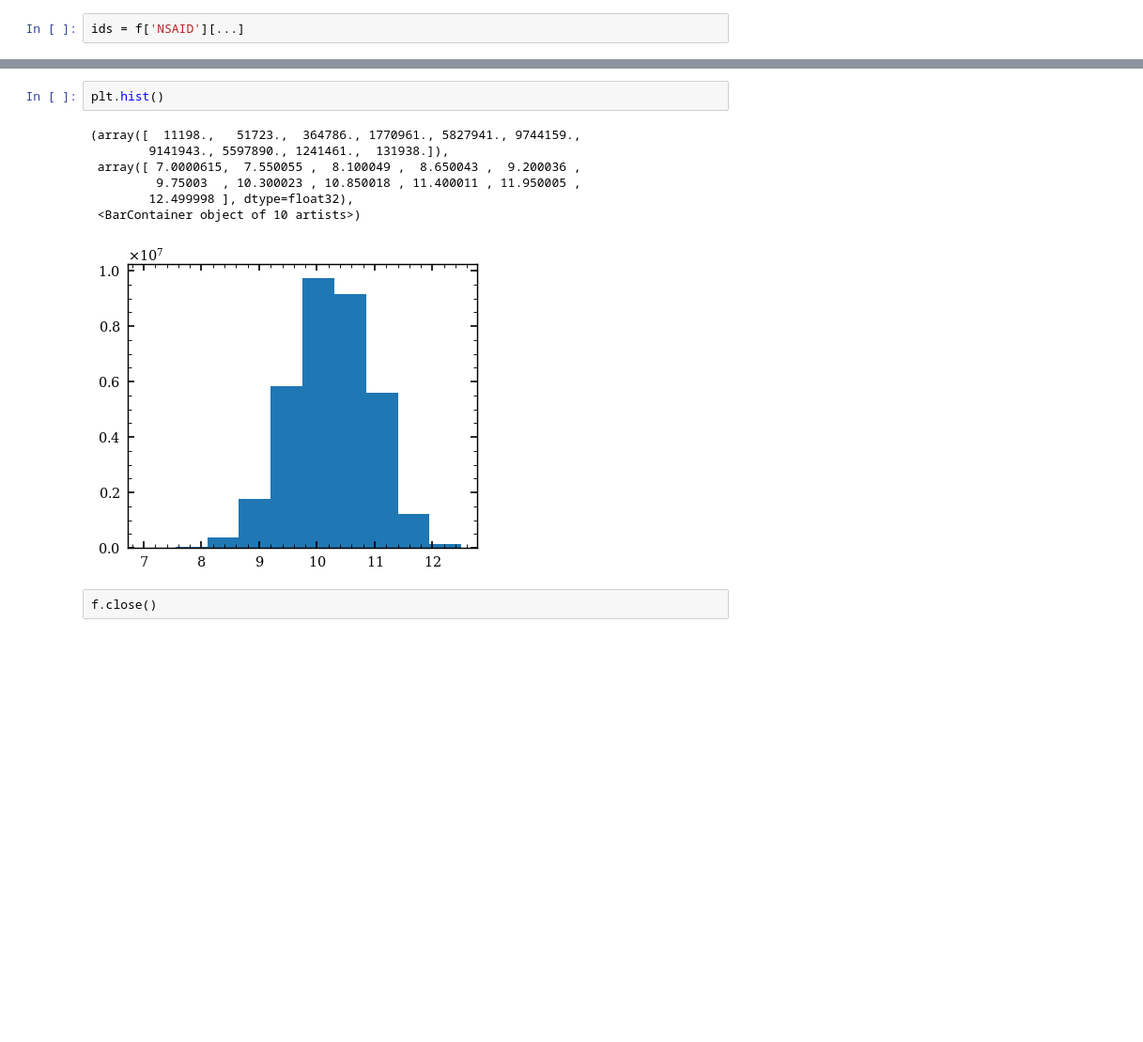
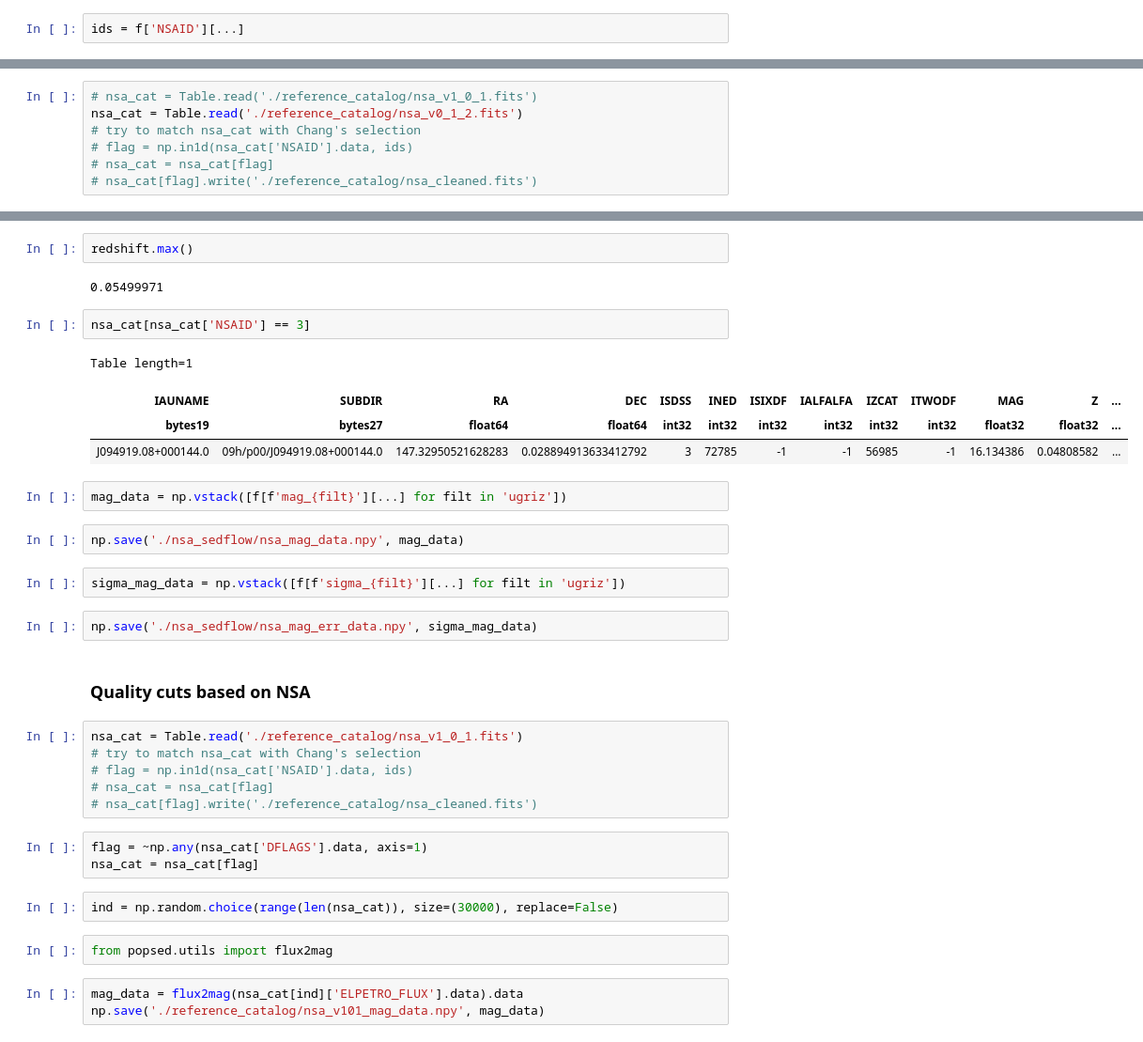
Before and after one commit to AstroJacobLi/popsed, a Jupyter notebook: notebooks/neural_density_estimator/NMF/nsa_sedflow.ipynb, the cells around one changed output, grey strips where cells are left out. Shown at 94% size. Saved outputs shown, nothing was run; the diff lists cells and outputs as text; blank space fills up the shorter version.

```diff
--- a/notebooks/neural_density_estimator/NMF/nsa_sedflow.ipynb
+++ b/notebooks/neural_density_estimator/NMF/nsa_sedflow.ipynb
@@ -32,3 +117,10 @@ nsa_cat = Table.read('./reference_catalog/nsa_v1_0_1.fits')
+# %%
+# nsa_cat = Table.read('./reference_catalog/nsa_v1_0_1.fits')
+nsa_cat = Table.read('./reference_catalog/nsa_v0_1_2.fits')
+# try to match nsa_cat with Chang's selection
+# flag = np.in1d(nsa_cat['NSAID'].data, ids)
+# nsa_cat = nsa_cat[flag]
+# nsa_cat[flag].write('./reference_catalog/nsa_cleaned.fits')
 # %%
 nsa_cat['NSAID'].data
 # %% [output]
@@ -70,12 +128,37 @@ figure = corner.corner(data,
-# %%
-plt.hist()
-# %% [output]
-(array([  11198.,   51723.,  364786., 1770961., 5827941., 9744159.,
-        9141943., 5597890., 1241461.,  131938.]),
- array([ 7.0000615,  7.550055 ,  8.100049 ,  8.650043 ,  9.200036 ,
-         9.75003  , 10.300023 , 10.850018 , 11.400011 , 11.950005 ,
-        12.499998 ], dtype=float32),
- <BarContainer object of 10 artists>)
-[figure, removed]
-# %% [raw]
-f.close()
+# %%
+redshift.max()
+# %% [output]
+0.05499971
+# %%
+nsa_cat[nsa_cat['NSAID'] == 3]
+# %% [output]
+Table length=1
+| IAUNAME | SUBDIR | RA | DEC | ISDSS | INED | ISIXDF | IALFALFA | IZCAT | ITWODF | MAG | Z | ... |
+| bytes19 | bytes27 | float64 | float64 | int32 | int32 | int32 | int32 | int32 | int32 | float32 | float32 | ... |
+| J094919.08+000144.0 | 09h/p00/J094919.08+000144.0 | 147.32950521628283 | 0.028894913633412792 | 3 | 72785 | -1 | -1 | 56985 | -1 | 16.134386 | 0.04808582 | ... |
+# %%
+mag_data = np.vstack([f[f'mag_{filt}'][...] for filt in 'ugriz'])
+# %%
+np.save('./nsa_sedflow/nsa_mag_data.npy', mag_data)
+# %%
+sigma_mag_data = np.vstack([f[f'sigma_{filt}'][...] for filt in 'ugriz'])
+# %%
+np.save('./nsa_sedflow/nsa_mag_err_data.npy', sigma_mag_data)
+# %% [markdown]
+### Quality cuts based on NSA
+# %%
+nsa_cat = Table.read('./reference_catalog/nsa_v1_0_1.fits')
+# try to match nsa_cat with Chang's selection
+# flag = np.in1d(nsa_cat['NSAID'].data, ids)
+# nsa_cat = nsa_cat[flag]
+# nsa_cat[flag].write('./reference_catalog/nsa_cleaned.fits')
+# %%
+flag = ~np.any(nsa_cat['DFLAGS'].data, axis=1)
+nsa_cat = nsa_cat[flag]
+# %%
+ind = np.random.choice(range(len(nsa_cat)), size=(30000), replace=False)
+# %%
+from popsed.utils import flux2mag
+# %%
+mag_data = flux2mag(nsa_cat[ind]['ELPETRO_FLUX'].data).data
+np.save('./reference_catalog/nsa_v101_mag_data.npy', mag_data)
```
Also changed, not shown: parts of 22 cells of this notebook, 5 other files.
